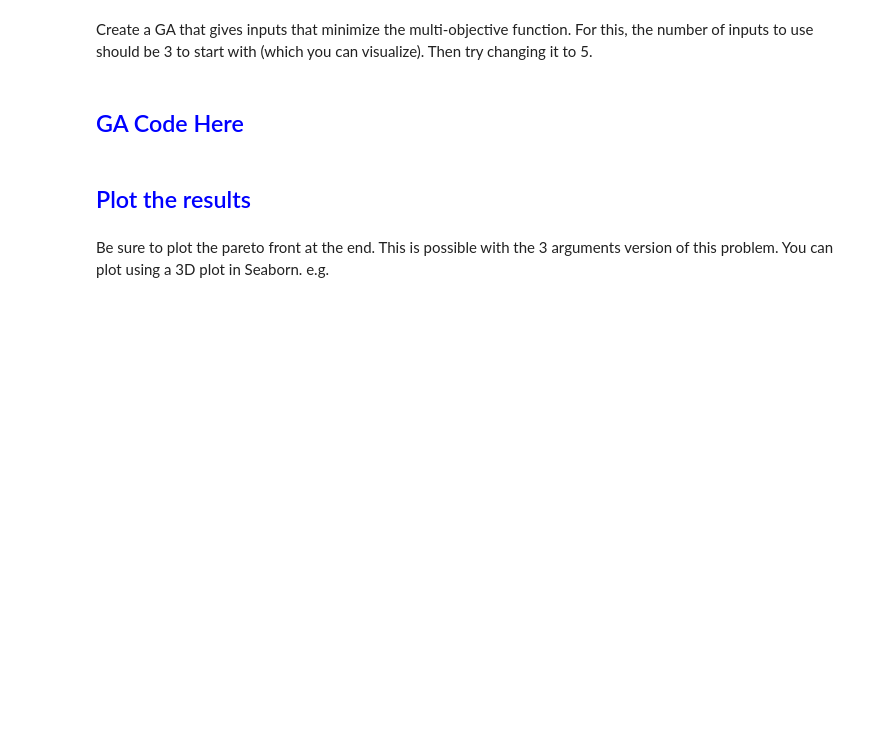
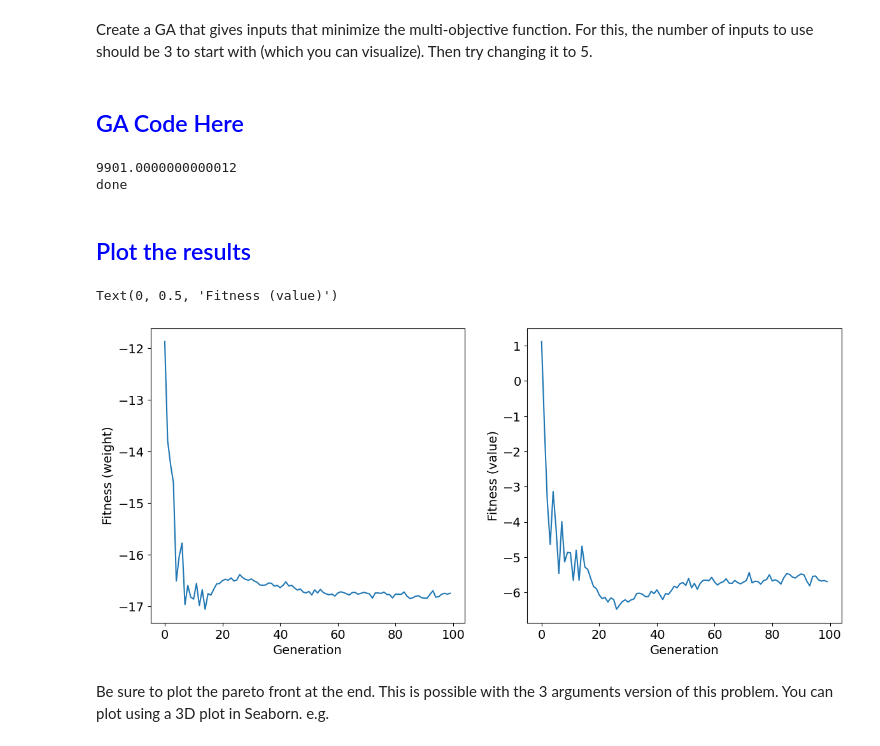
Before and after one commit to elijah-jones-2003/EVAC, a Jupyter notebook: Workshops/EVAC_Workshop3_Workbook.ipynb, the cells around one changed output. Drawn from its saved outputs; the diff is of its cells as text; code cells hidden in the pictures; blank space fills up the shorter version.

```diff
--- a/Workshops/EVAC_Workshop3_Workbook.ipynb
+++ b/Workshops/EVAC_Workshop3_Workbook.ipynb
@@ -50,5 +97,66 @@ Create a GA that gives inputs that minimize the multi-objective function. For th
+# %%
+pop = toolbox.population(n=popSize)
+stats = tools.Statistics(lambda ind: ind.fitness.values)
+stats.register("avg", numpy.mean, axis=0)
+stats.register("std", numpy.std, axis=0)
+stats.register("min", numpy.min, axis=0)
+stats.register("max", numpy.max, axis=0)
+logbook = tools.Logbook()
+
+fitnesses = [toolbox.evaluate(i) for i in pop]
+for i, f in zip(pop, fitnesses):
+    i.fitness.values = f
+# %%
+for g in range(NGEN):
+    p = (g/NGEN)*100
+    print((f"\r{p}"), end='')
+
+    offspring = algorithms.varOr(pop, toolbox, LAMBDA, CXPB, MUTPB)
+
+    invalid_inds = [ind for ind in offspring if not ind.fitness.valid]
+    fitnesses = [toolbox.evaluate(ind) for ind in invalid_inds]
+    for ind, fit in zip(invalid_inds, fitnesses):
+        ind.fitness.values = fit
+
+    nextGenOffspring = toolbox.select(pop + offspring, MU)
+    nextGenOffspring = list(map(toolbox.clone, nextGenOffspring))
+    pop[:] = nextGenOffspring
+
+    hof.update(pop)
+
+    record = stats.compile(pop)
+    logbook.record(gen=g, **record)
+print("\ndone")
+# %% [output]
+9901.0000000000012
+done
 # %% [markdown]
 ## <span style="color:blue">Plot the results</span>
+# %%
+%matplotlib inline
+
+gen = logbook.select("gen")
+avgs = logbook.select("avg")
+stds = logbook.select("std")
+
+avgs_weight = [item[0] for item in avgs]
+avgs_value = [item[1] for item in avgs]
+# %%
+plt.rc('axes', labelsize=14)
+plt.rc('xtick', labelsize=14)
+plt.rc('ytick', labelsize=14)
+plt.rc('legend', fontsize=14)
+
+fig, (ax1, ax2) = plt.subplots(1, 2, figsize=(14,6))
+line1 = ax1.plot(gen, avgs_weight)
+ax1.set_xlabel("Generation")
+ax1.set_ylabel("Fitness (weight)")
+line2 = ax2.plot(gen, avgs_value)
+ax2.set_xlabel("Generation")
+ax2.set_ylabel("Fitness (value)")
+# %% [output]
+Text(0, 0.5, 'Fitness (value)')
+[figure, added]
 # %% [markdown]
 Be sure to plot the pareto front at the end. This is possible with the 3 arguments version of this problem. You can plot using a 3D plot in Seaborn. e.g.
 # %% [markdown]
```
Also changed, not shown: parts of 4 cells of this notebook, 6 other files.
